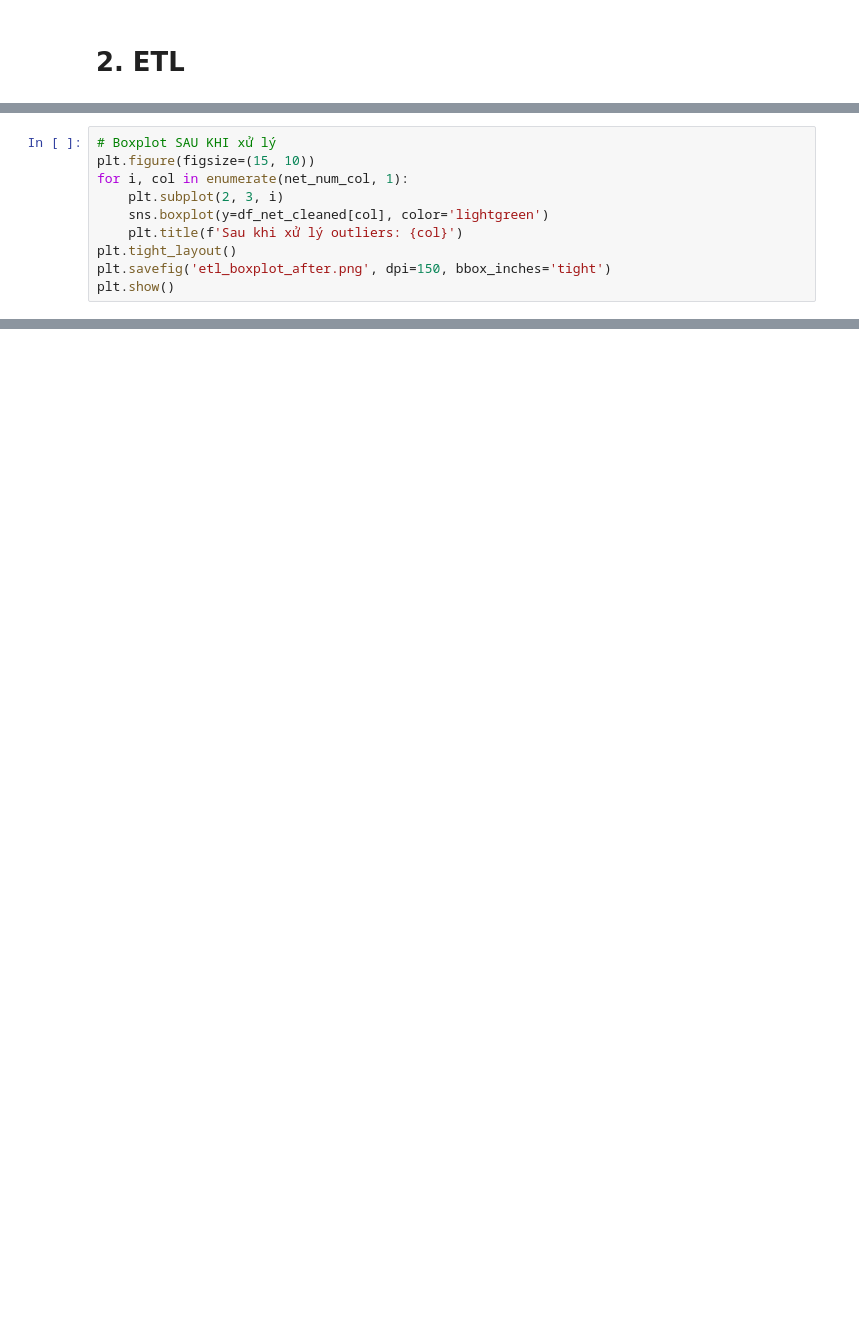
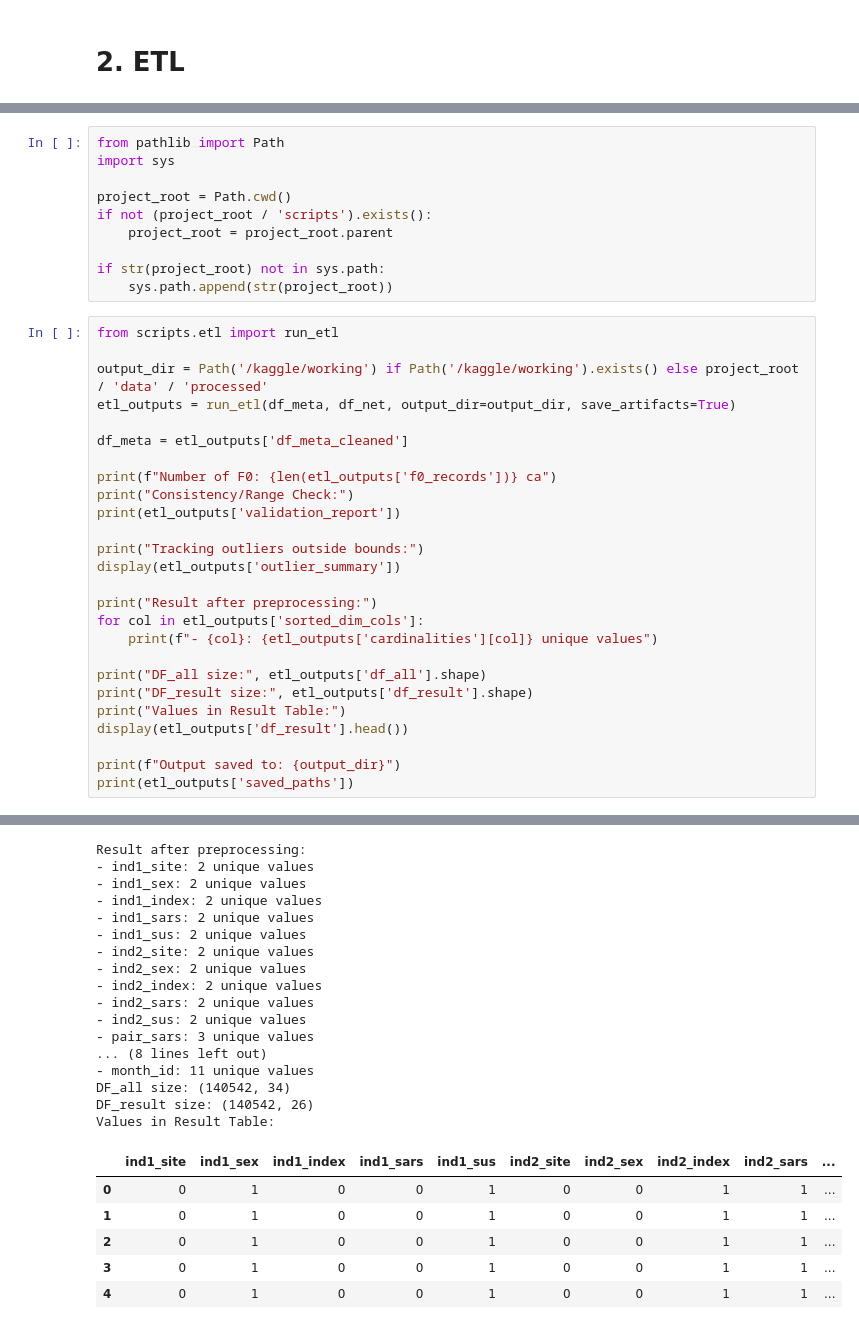
Before and after one commit to KhanhGiauTen/Spatiotemporal-Epidemic-Prediction, a Jupyter notebook: notebook/00_EDA_ETL.ipynb, the cells around one changed output, grey strips where cells are left out. Cells and saved outputs as stored; diff of their text form; blank space fills up the shorter version.

Commit message:
add script ETL.py

```diff
--- a/notebook/00_EDA_ETL.ipynb
+++ b/notebook/00_EDA_ETL.ipynb
@@ -408,10 +239,0 @@ Thống kê Outliers bị giới hạn:
-# %%
-# Boxplot SAU KHI xử lý
-plt.figure(figsize=(15, 10))
-for i, col in enumerate(net_num_col, 1):
-    plt.subplot(2, 3, i)
-    sns.boxplot(y=df_net_cleaned[col], color='lightgreen')
-    plt.title(f'Sau khi xử lý outliers: {col}')
-plt.tight_layout()
-plt.savefig('etl_boxplot_after.png', dpi=150, bbox_inches='tight')
-plt.show()
@@ -419,0 +242,37 @@ plt.show()
+# %%
+from pathlib import Path
+import sys
+
+project_root = Path.cwd()
+if not (project_root / 'scripts').exists():
+    project_root = project_root.parent
+
+if str(project_root) not in sys.path:
+    sys.path.append(str(project_root))
+# %%
+from scripts.etl import run_etl
+
+output_dir = Path('/kaggle/working') if Path('/kaggle/working').exists() else project_root / 'data' / 'processed'
+etl_outputs = run_etl(df_meta, df_net, output_dir=output_dir, save_artifacts=True)
+
+df_meta = etl_outputs['df_meta_cleaned']
+
+print(f"Number of F0: {len(etl_outputs['f0_records'])} ca")
+print("Consistency/Range Check:")
+print(etl_outputs['validation_report'])
+
+print("Tracking outliers outside bounds:")
+display(etl_outputs['outlier_summary'])
+
+print("Result after preprocessing:")
+for col in etl_outputs['sorted_dim_cols']:
+    print(f"- {col}: {etl_outputs['cardinalities'][col]} unique values")
+
+print("DF_all size:", etl_outputs['df_all'].shape)
+print("DF_result size:", etl_outputs['df_result'].shape)
+print("Values in Result Table:")
+display(etl_outputs['df_result'].head())
+
+print(f"Output saved to: {output_dir}")
+print(etl_outputs['saved_paths'])
+# %% [output]
@@ -419,0 +290,23 @@ plt.show()
+Result after preprocessing:
+- ind1_site: 2 unique values
+- ind1_sex: 2 unique values
+- ind1_index: 2 unique values
+- ind1_sars: 2 unique values
+- ind1_sus: 2 unique values
+- ind2_site: 2 unique values
+- ind2_sex: 2 unique values
+- ind2_index: 2 unique values
+- ind2_sars: 2 unique values
+- ind2_sus: 2 unique values
+- pair_sars: 3 unique values
+... (8 lines left out)
+- month_id: 11 unique values
+DF_all size: (140542, 34)
+DF_result size: (140542, 26)
+Values in Result Table:
+|  | ind1_site | ind1_sex | ind1_index | ind1_sars | ind1_sus | ind2_site | ind2_sex | ind2_index | ind2_sars | ... |
+| 0 | 0 | 1 | 0 | 0 | 1 | 0 | 0 | 1 | 1 | ... |
+| 1 | 0 | 1 | 0 | 0 | 1 | 0 | 0 | 1 | 1 | ... |
+| 2 | 0 | 1 | 0 | 0 | 1 | 0 | 0 | 1 | 1 | ... |
+| 3 | 0 | 1 | 0 | 0 | 1 | 0 | 0 | 1 | 1 | ... |
+| 4 | 0 | 1 | 0 | 0 | 1 | 0 | 0 | 1 | 1 | ... |
```
Also changed, not shown: parts of 39 cells of this notebook, 1 other file.
